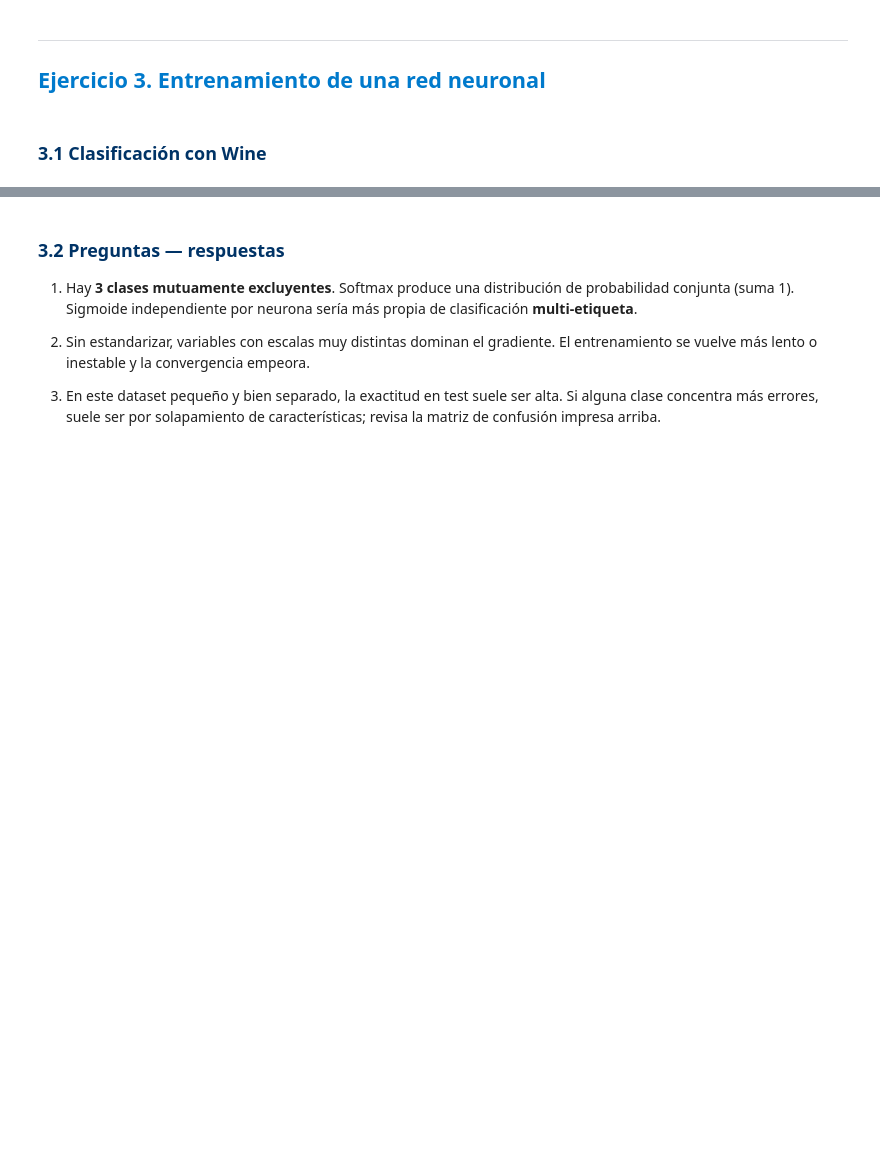
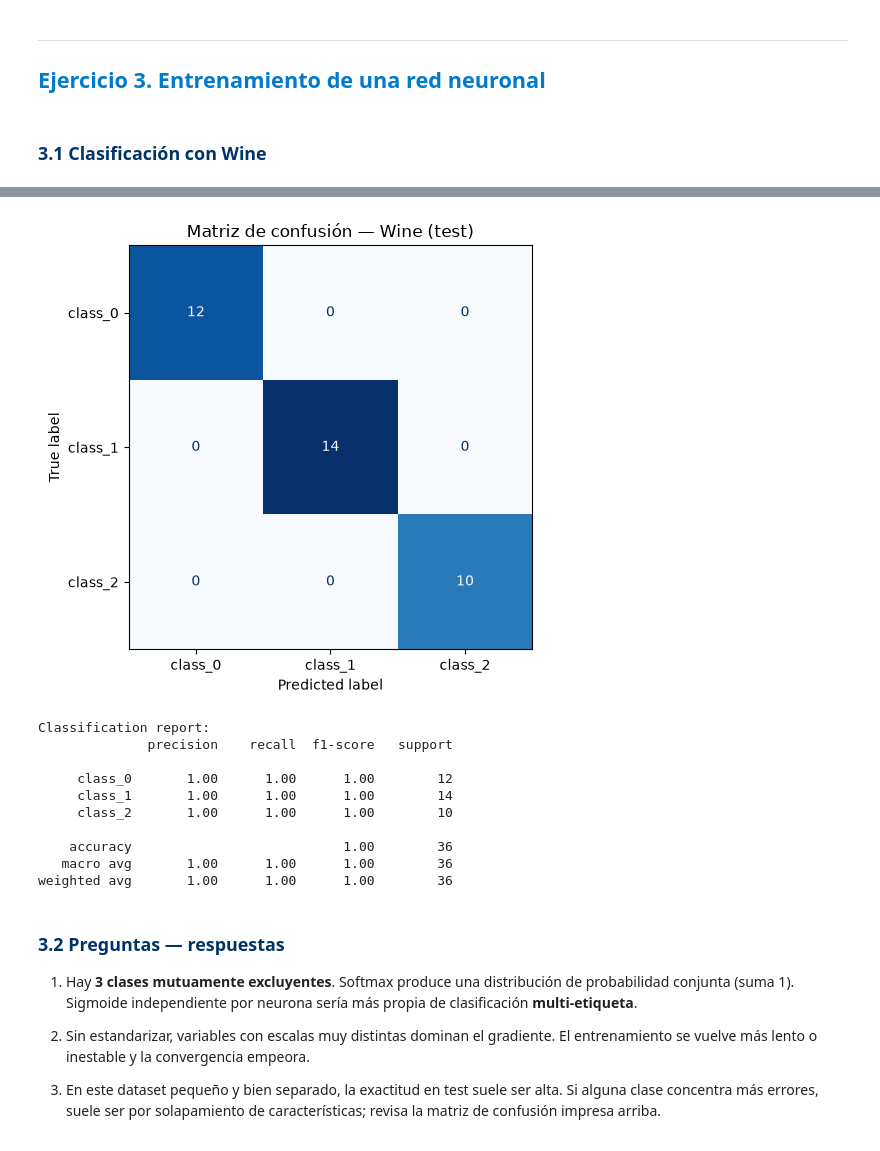
Before and after one commit to contreras-juan/Material-Ciencia-de-Datos, a Jupyter notebook: Deep_Learning/Ejercicios/Soluciones/01_Taller_Fundamentos_Redes_Neuronales_Solucion.ipynb, the cells around one changed output, grey strips where cells are left out. Cells and saved outputs as stored; diff of their text form; code cells hidden in the pictures; blank space fills up the shorter version.

```diff
--- a/Deep_Learning/Ejercicios/Soluciones/01_Taller_Fundamentos_Redes_Neuronales_Solucion.ipynb
+++ b/Deep_Learning/Ejercicios/Soluciones/01_Taller_Fundamentos_Redes_Neuronales_Solucion.ipynb
@@ -284,7 +328,17 @@ print(f"Test accuracy: {test_acc:.4f}")
 y_pred = np.argmax(model_wine.predict(X_test_s, verbose=0), axis=1)
 y_true = np.argmax(y_test, axis=1)
 
-print("\nMatriz de confusión:")
-print(confusion_matrix(y_true, y_pred))
+from sklearn.metrics import ConfusionMatrixDisplay
+
+cm = confusion_matrix(y_true, y_pred)
+fig, ax = plt.subplots(figsize=(6, 5))
+ConfusionMatrixDisplay(confusion_matrix=cm, display_labels=class_names).plot(
+    ax=ax, cmap="Blues", colorbar=False
+)
+ax.set_title("Matriz de confusión — Wine (test)")
+plt.tight_layout()
+plt.show()
+
 print("\nClassification report:")
 print(classification_report(y_true, y_pred, target_names=class_names))
+# %% [output]
@@ -291,3 +349,14 @@ print(classification_report(y_true, y_pred, target_names=class_names))
+[figure, added]
+Classification report:
+              precision    recall  f1-score   support
+
+     class_0       1.00      1.00      1.00        12
+     class_1       1.00      1.00      1.00        14
+     class_2       1.00      1.00      1.00        10
+
+    accuracy                           1.00        36
+   macro avg       1.00      1.00      1.00        36
+weighted avg       1.00      1.00      1.00        36
 # %% [markdown]
 <h3 style="color: #003366;">3.2 Preguntas — respuestas</h3>
 
```
Also changed, not shown: parts of 16 cells of this notebook, 1 other file.
